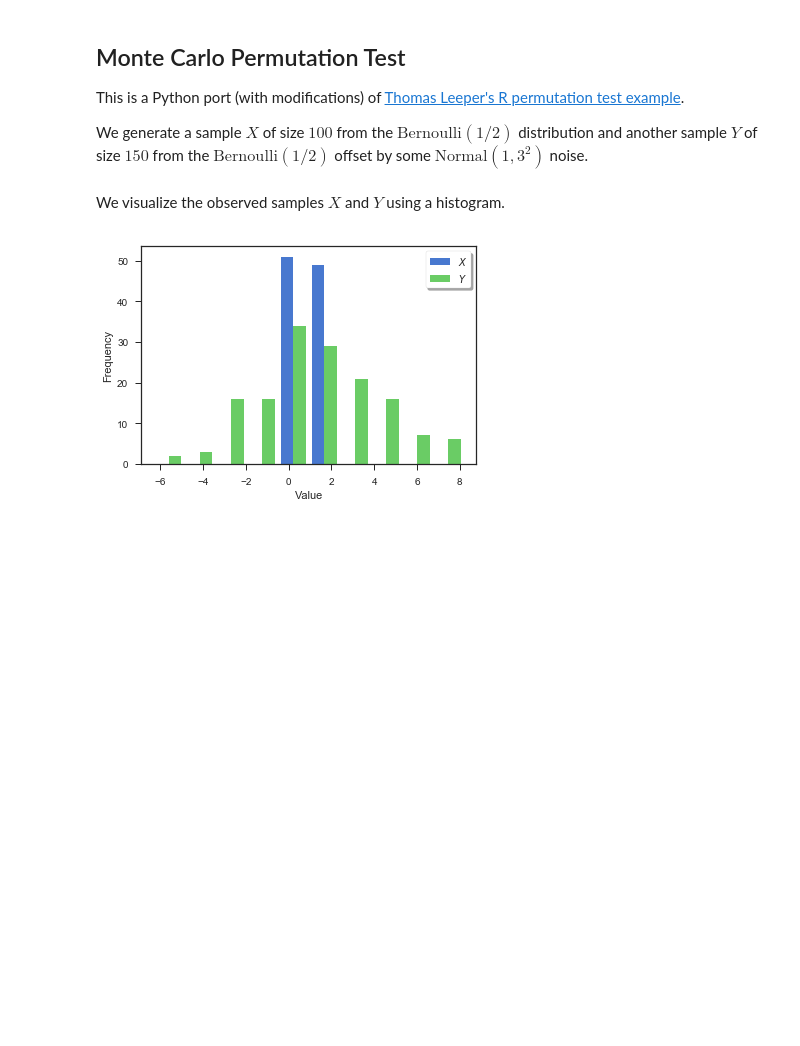
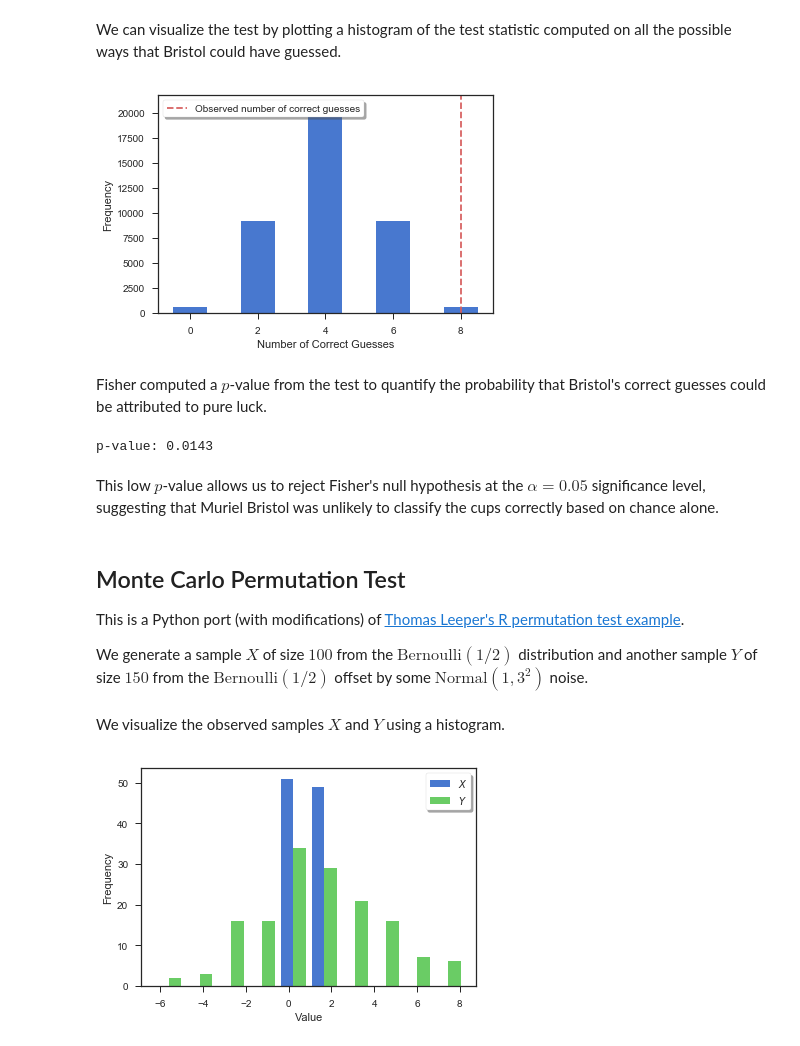
Before and after one commit to artemmavrin/StatTools, a Jupyter notebook: examples/Permutation Test.ipynb, the cells around one changed output. Cells and saved outputs as stored; diff of their text form; code cells hidden in the pictures; blank space fills up the shorter version.

Commit message:
Added example of exact permutation test

```diff
--- a/examples/Permutation Test.ipynb
+++ b/examples/Permutation Test.ipynb
@@ -9,0 +27,12 @@ from mltools.resampling import PermutationTest
+# %%
+# Let 0 = milk first, 1 = tea first
+
+# Bristol's correct guesses about cups prepared by adding milk first
+milk = [0, 0, 0, 0]
+
+# Bristol's correct guesses about cups prepared by adding tea first
+tea = [1, 1, 1, 1]
+
+# Test statistic: number of correct guesses
+def stat(m, t):
+    return np.sum(np.equal(m, 0)) + np.sum(np.equal(t, 1))
@@ -9,0 +42,3 @@ from mltools.resampling import PermutationTest
+# %%
+%%time
+pt = PermutationTest(milk, tea, stat=stat)
@@ -10,3 +48,25 @@ from mltools.resampling import PermutationTest
+# %% [markdown]
+We can visualize the test by plotting a histogram of the test statistic computed on all the possible ways that Bristol could have guessed.
+# %%
+plt.figure()
+plt.hist(pt.dist, bins=(np.arange(10) - 0.5))
+plt.axvline(pt.observed, c="r", ls="--", label="Observed number of correct guesses")
+plt.legend(loc="best", frameon=True, shadow=True)
+plt.xlabel("Number of Correct Guesses")
+plt.ylabel("Frequency")
+plt.show()
+plt.close()
+# %% [output]
+[figure, added]
+# %% [markdown]
+Fisher computed a $p$-value from the test to quantify the probability that Bristol's correct guesses could be attributed to pure luck.
+# %%
+p_value = pt.p_value()
+print(f"p-value: {p_value:.4f}")
+# %% [output]
+p-value: 0.0143
+# %% [markdown]
+This low $p$-value allows us to reject Fisher's null hypothesis at the $\alpha = 0.05$ significance level, suggesting that Muriel Bristol was unlikely to classify the cups correctly based on chance alone.
 # %% [markdown]
 ## Monte Carlo Permutation Test
 
```
Also changed, not shown: parts of 10 cells of this notebook.
